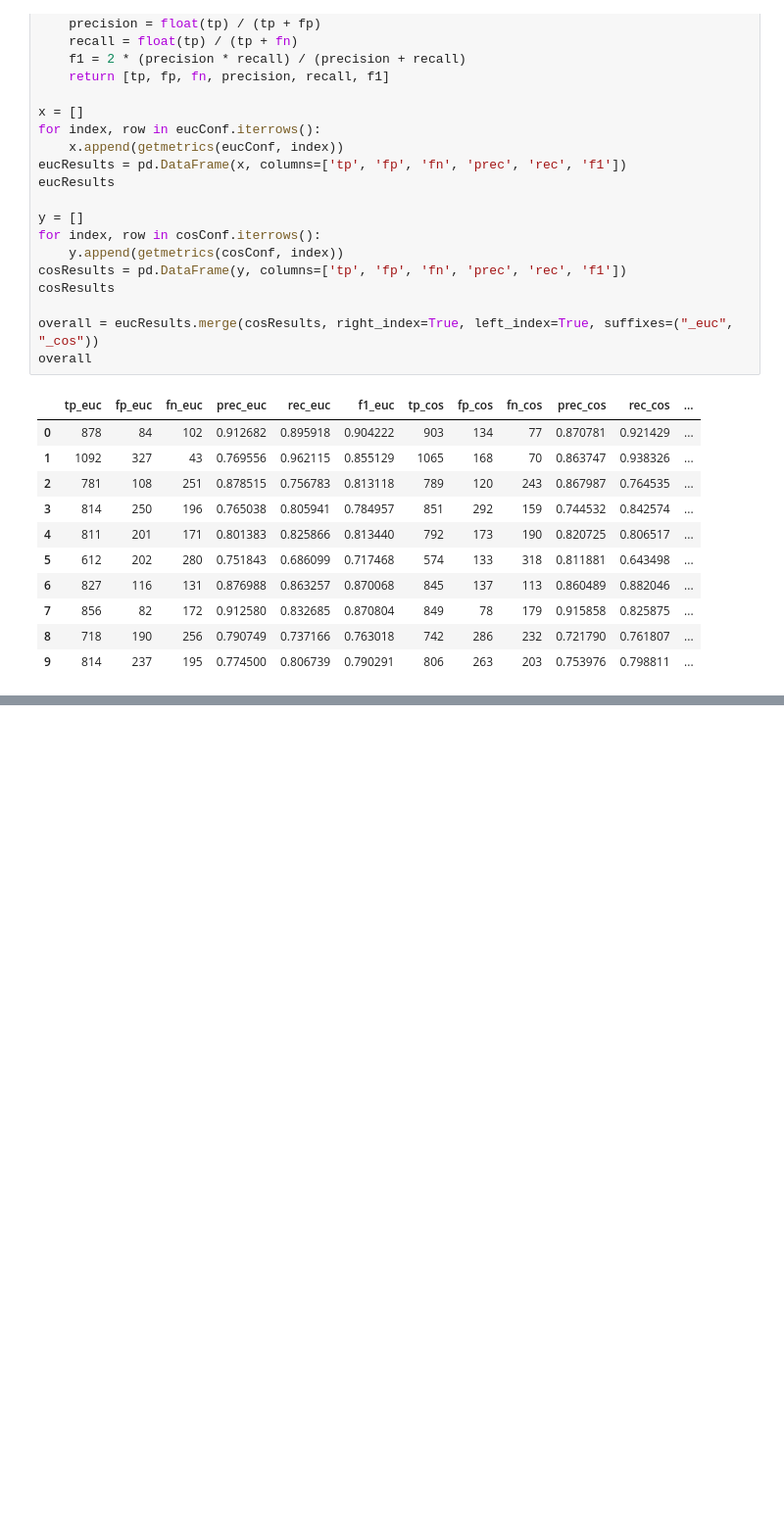
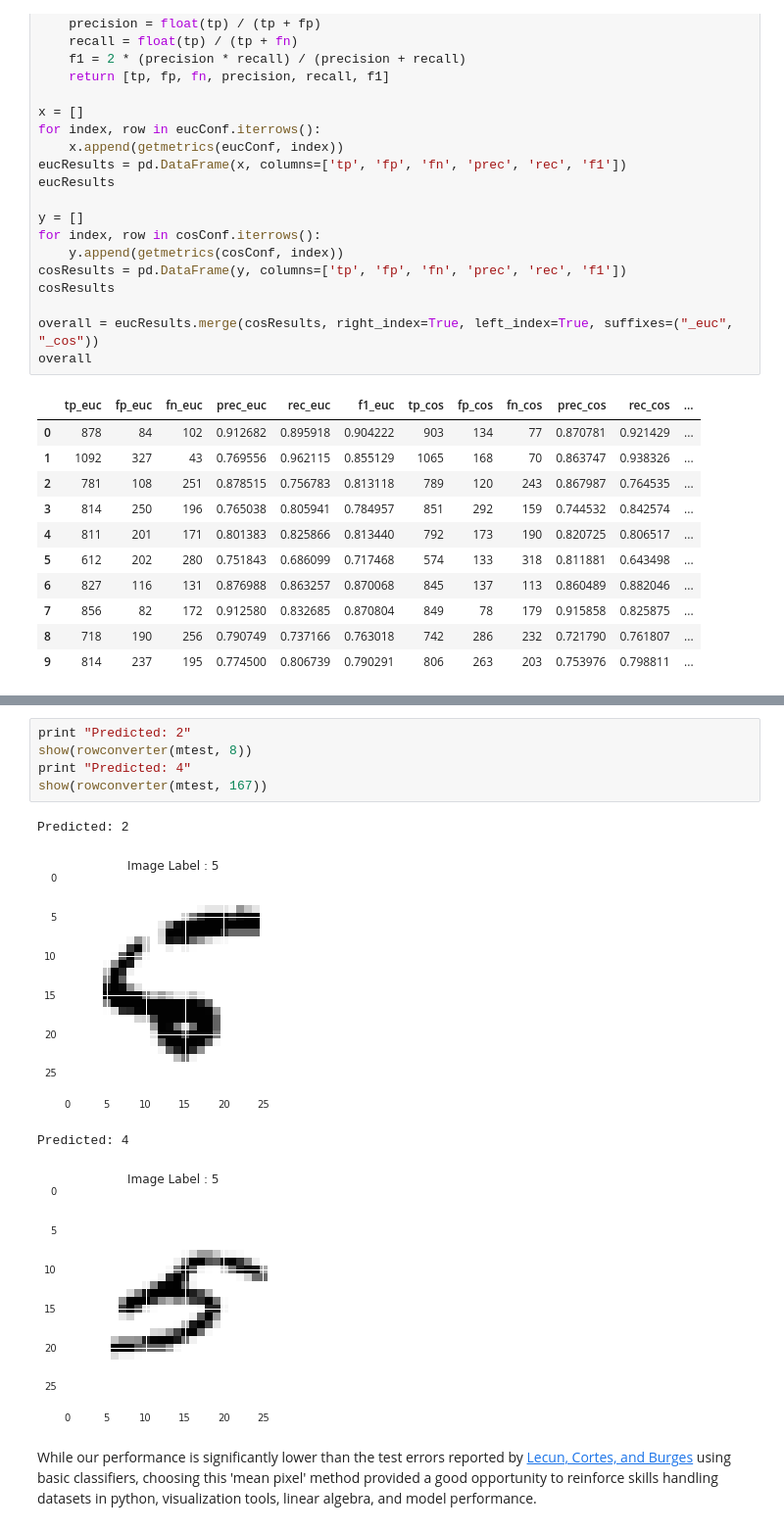
Before and after one commit to wwells/CUNY_DATA_602, a Jupyter notebook: FinalProject_MNIST/MNIST_Classifier_ww602_FP.ipynb, the cells around one changed output, grey strips where cells are left out. Shown: that part at 98% size. Saved outputs shown, nothing was run; the diff lists cells and outputs as text; blank space fills up the shorter version.

```diff
--- a/FinalProject_MNIST/MNIST_Classifier_ww602_FP.ipynb
+++ b/FinalProject_MNIST/MNIST_Classifier_ww602_FP.ipynb
@@ -455,2 +488,14 @@ overall
+# %%
+print "Predicted: 2"
+show(rowconverter(mtest, 8))
+print "Predicted: 4"
+show(rowconverter(mtest, 167))
+# %% [output]
+Predicted: 2
+[figure, added]
+Predicted: 4
+[figure, added]
+# %% [markdown]
+While our performance is significantly lower than the test errors reported by [Lecun, Cortes, and Burges](http://yann.lecun.com/exdb/mnist/) using basic classifiers, choosing this 'mean pixel' method provided a good opportunity to reinforce skills handling datasets in python, visualization tools, linear algebra, and model performance.
 # %% [markdown]
 ## References
```
Also changed, not shown: parts of 15 cells of this notebook.
